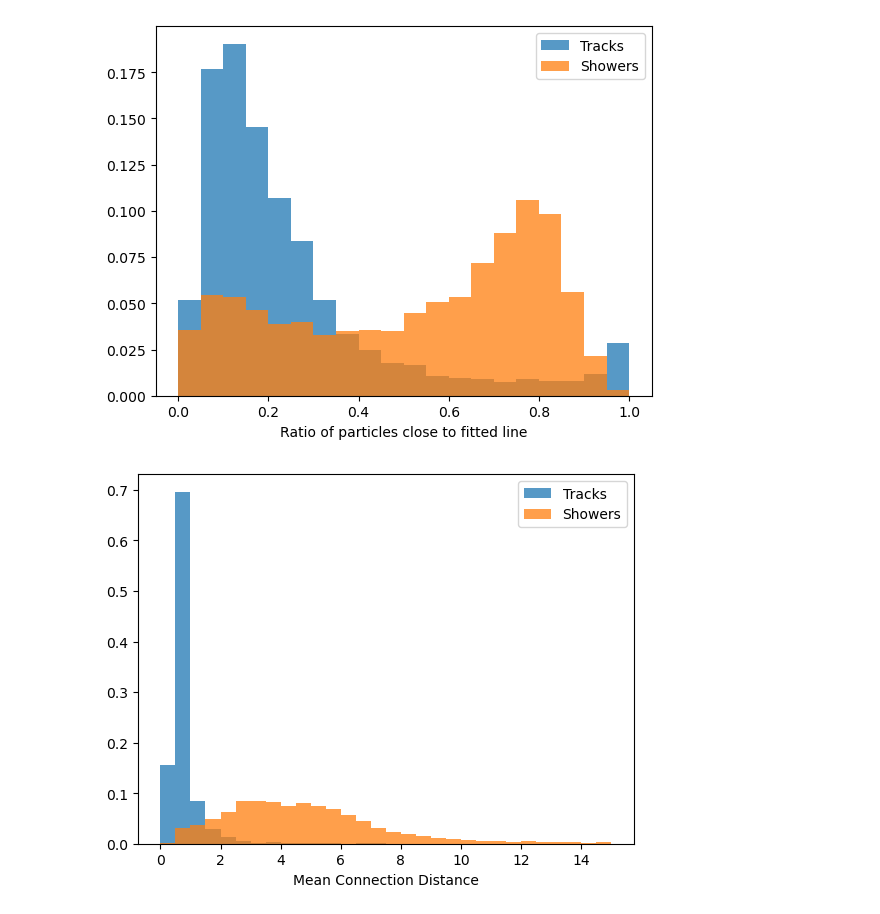
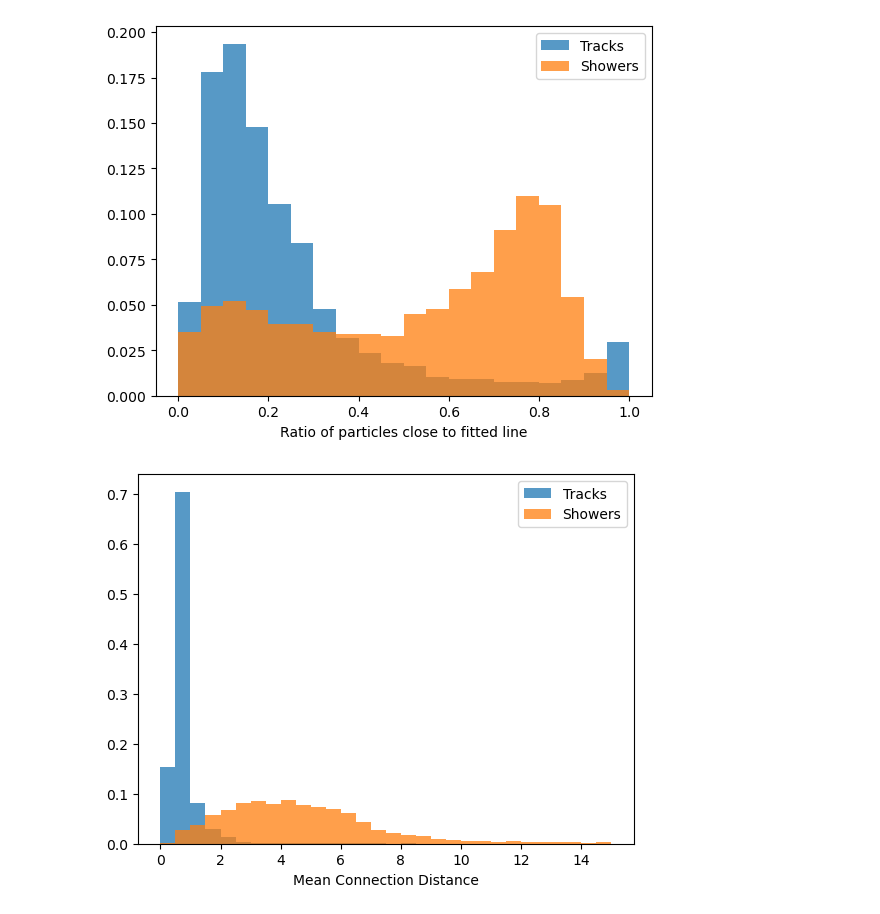
Before and after one commit to mohummudh/neutrinos-dune, a Jupyter notebook: andrew/likelihood/CorrelationMatrix.ipynb, the cells around one changed output. Cells and saved outputs as stored; diff of their text form; code cells hidden in the pictures.

```diff
--- a/andrew/likelihood/CorrelationMatrix.ipynb
+++ b/andrew/likelihood/CorrelationMatrix.ipynb
@@ -10,9 +10,10 @@ labelsize = 14
 # %%
 events = Events(r"C:\Users\andre\Desktop\Physics Project\bigdata\CheatedRecoFile_1.root")
 # %%
-random_numbersold = np.random.randint(0, max(events.event_number), 9000)
-random_numbers = random_numbersold[:7000]
-testing = random_numbersold[7000:]
+random_numbersold = np.random.randint(0, max(events.event_number), max(events.event_number))
+seventy = int(0.7*len(random_numbersold))
+random_numbers = random_numbersold[:seventy]
+testing = random_numbersold[seventy:]
 np.save("testing_events", testing)
 # %%
 def fit_line(x, y):
@@ -148,18 +178,22 @@ def triohistplot():
     showers2 = []
     tracks3 = []
     showers3 = []
+    tracks4 = []
+    showers4 = []
 
     for n in random_numbers:
-        part, ratio, results, allSym = coords(n)
+        part, ratio, results, allSym, E = coords(n)
         for i in range(len(ratio)):
             if part[i] == 22. or part[i] == -11. or part[i] == 11.:
                 showers1.append(ratio[i])
                 showers2.append(results[i])
                 showers3.append(allSym[i])
+                showers4.append(E[i])
             else:
                 tracks1.append(ratio[i])
                 tracks2.append(results[i])
                 tracks3.append(allSym[i])
+                tracks4.append(E[i])
 
     #print(max(showers))
     bin_edges = np.arange(0, 1.05, 0.05)
@@ -201,18 +235,29 @@ def triohistplot():
     #bin_edges = np.arange(0, 10.5, 0.5)
     #plt.xlabel('Symmetry across the fitted line')
 
+
+    bin_edges = np.arange(0, 0.525, 0.025)
+    hist1, _ = np.histogram(tracks4, bins=bin_edges)
+    hist2, _ = np.histogram(showers4, bins=bin_edges)
+    hist1_normalized = hist1 / len(tracks4)
+    hist2_normalized = hist2 / len(showers4)
+    np.save("energy_trk", hist1_normalized)
+    np.save("energy_shw", hist2_normalized)
+
     showers1 = np.array(showers1)
     showers2 = np.array(showers2)
     showers3 = np.array(showers3)
+    showers4 = np.array(showers4)
     tracks1 = np.array(tracks1)
     tracks2 = np.array(tracks2)
     tracks3 = np.array(tracks3)
+    tracks4 = np.array(tracks4)
 
-    return showers1, showers2, showers3, tracks1, tracks2, tracks3
+    return showers1, showers2, showers3, showers4, tracks1, tracks2, tracks3, tracks4
 # %%
-sh1, sh4, sh5, tr1, tr4, tr5 = triohistplot()
+sh1, sh4, sh5, sh3, tr1, tr4, tr5, tr3 = triohistplot()
 # %% [output]
-[figure, old version]
+[figure, new version]
 # %%
 def connectiondist(event_number):
     totals = []
@@ -287,7 +332,7 @@ def connecthistplot():
 # %%
 sh2, sn2, si2, tr2, tn2, ti2 = connecthistplot()
 # %% [output]
-[figure, old version]
+[figure, new version]
 # %%
 def energy(event_number):
     particleType = np.array([])
```
Also changed, not shown: parts of 4 cells of this notebook, 12 other files.
